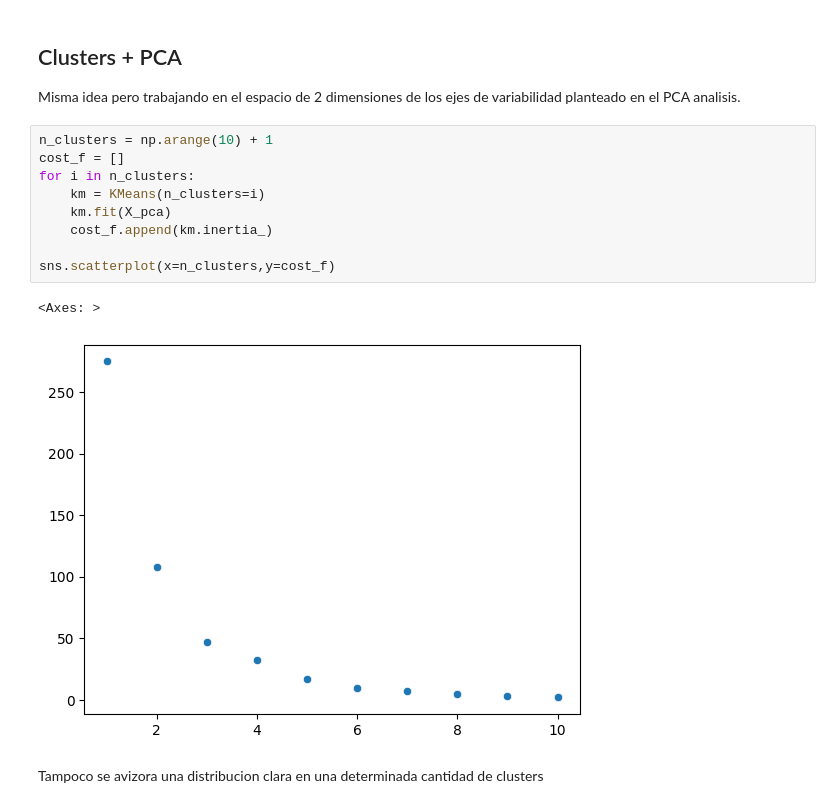
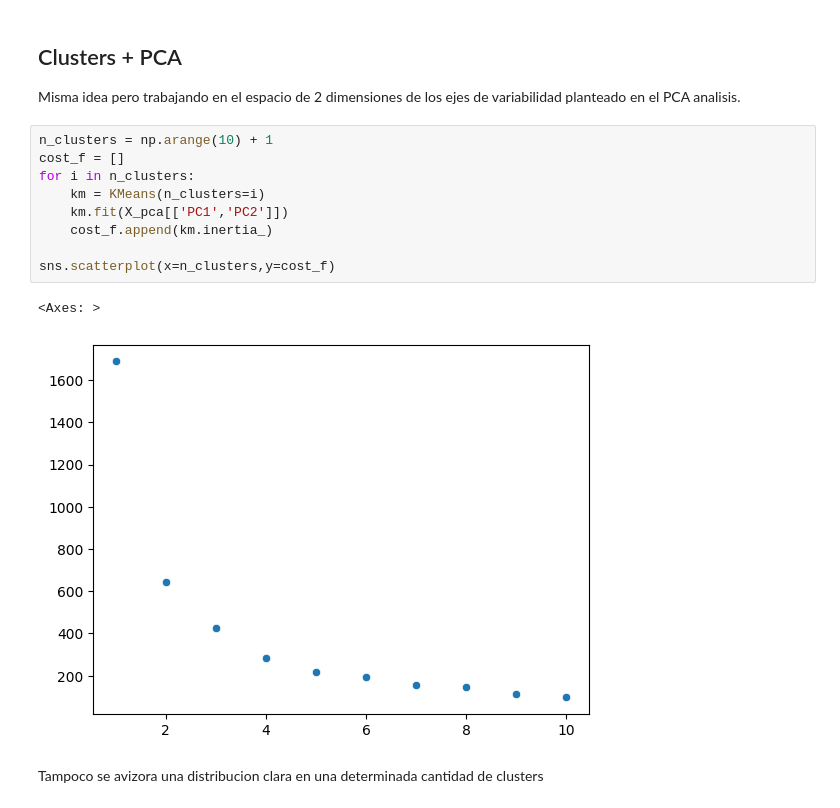
Before and after one commit to FeD7791/ISRA_project, a Jupyter notebook: project.ipynb, the cells around one changed output. Saved outputs shown, nothing was run; the diff lists cells and outputs as text.

```diff
--- a/project.ipynb
+++ b/project.ipynb
@@ -171,14 +171,14 @@ Misma idea pero trabajando en el espacio de 2 dimensiones de los ejes de variabi
 # %%
 n_clusters = np.arange(10) + 1
 cost_f = []
 for i in n_clusters:
     km = KMeans(n_clusters=i)
-    km.fit(X_pca)
+    km.fit(X_pca[['PC1','PC2']])
     cost_f.append(km.inertia_)
 
 sns.scatterplot(x=n_clusters,y=cost_f)
 # %% [output]
 <Axes: >
-[figure, old version]
+[figure, new version]
 # %% [markdown]
 Tampoco se avizora una distribucion clara en una determinada cantidad de clusters
```
Also changed, not shown: parts of 1 cell of this notebook.
